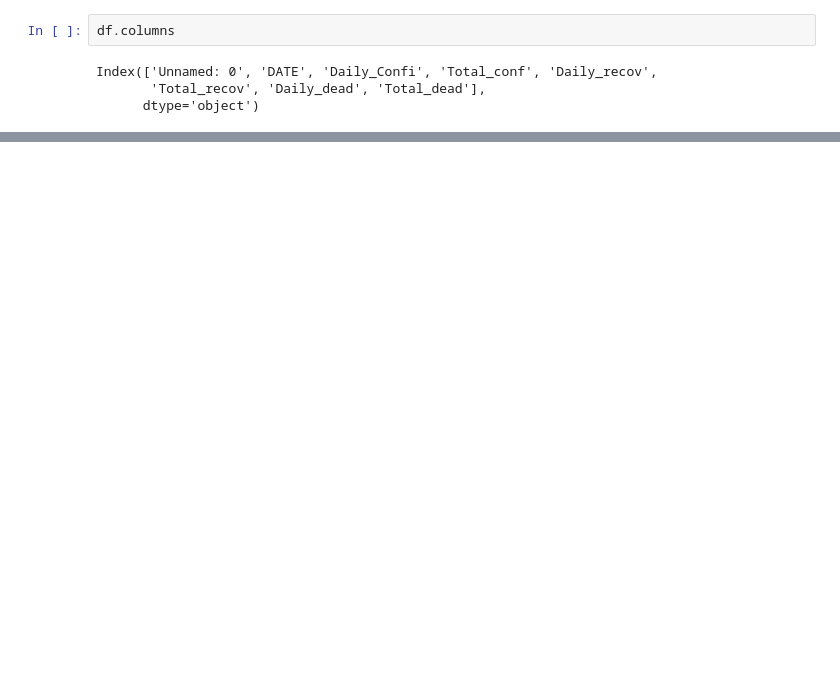
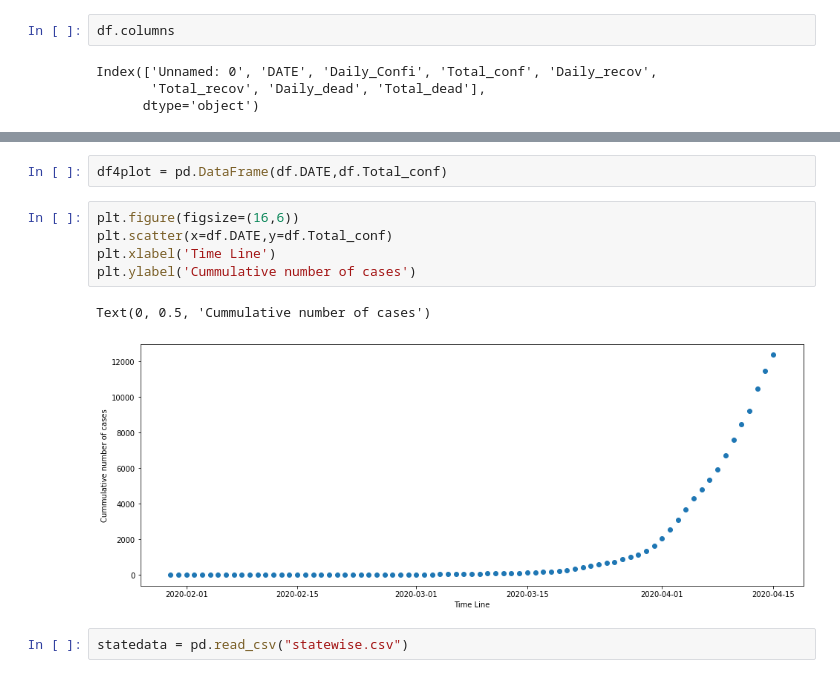
Before and after one commit to kundan1974/covid_data, a Jupyter notebook: Analysis14Apr.ipynb, the cells around one changed output, grey strips where cells are left out. Saved outputs shown, nothing was run; the diff lists cells and outputs as text; blank space fills up the shorter version.

```diff
--- a/Analysis14Apr.ipynb
+++ b/Analysis14Apr.ipynb
@@ -149,0 +218,12 @@ iplot({'data':data})
+# %%
+df4plot = pd.DataFrame(df.DATE,df.Total_conf)
+# %%
+plt.figure(figsize=(16,6))
+plt.scatter(x=df.DATE,y=df.Total_conf)
+plt.xlabel('Time Line')
+plt.ylabel('Cummulative number of cases')
+# %% [output]
+Text(0, 0.5, 'Cummulative number of cases')
+[figure, added]
+# %%
+statedata = pd.read_csv("statewise.csv")
```
Also changed, not shown: parts of 45 cells of this notebook, 10 other files.
